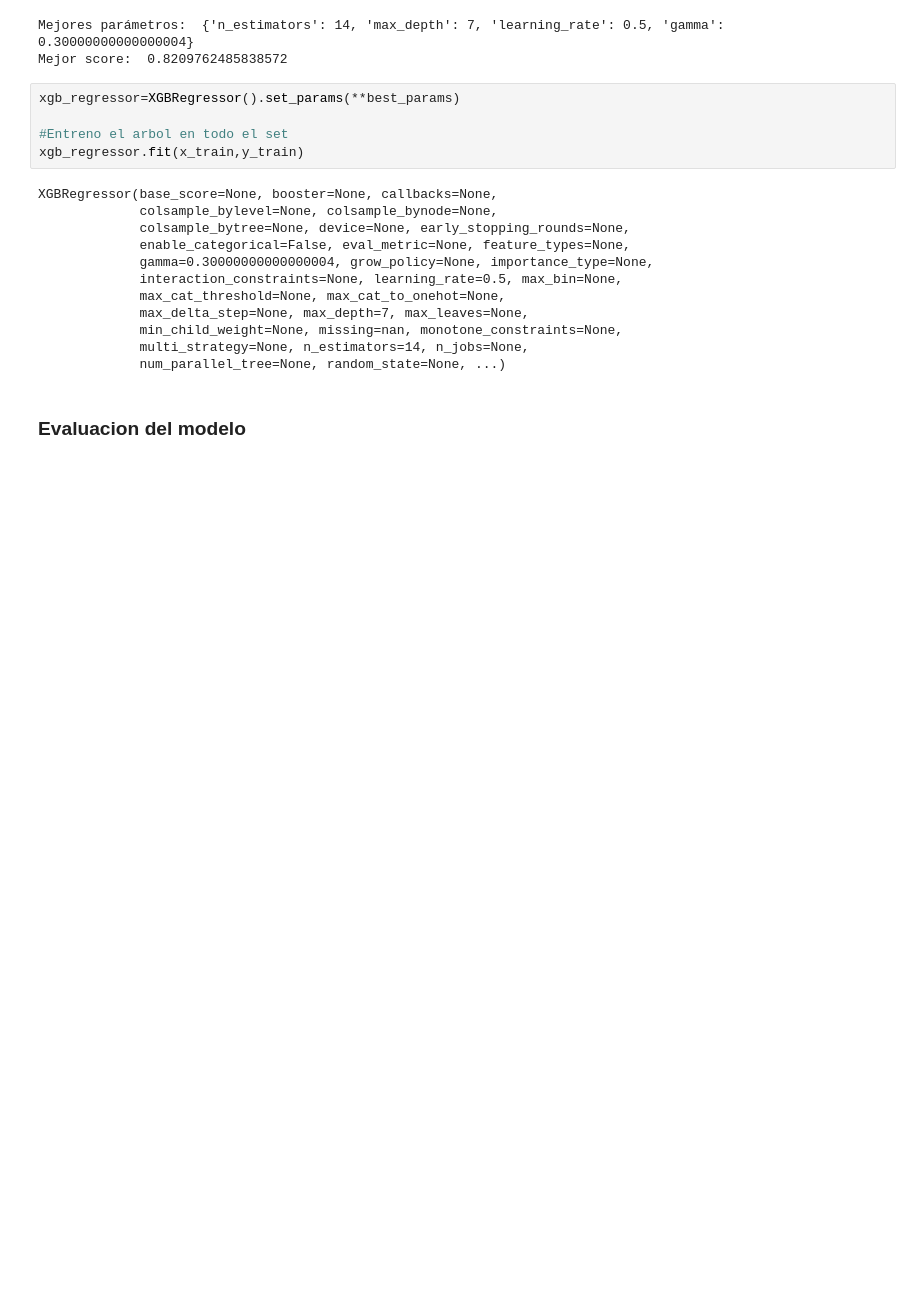
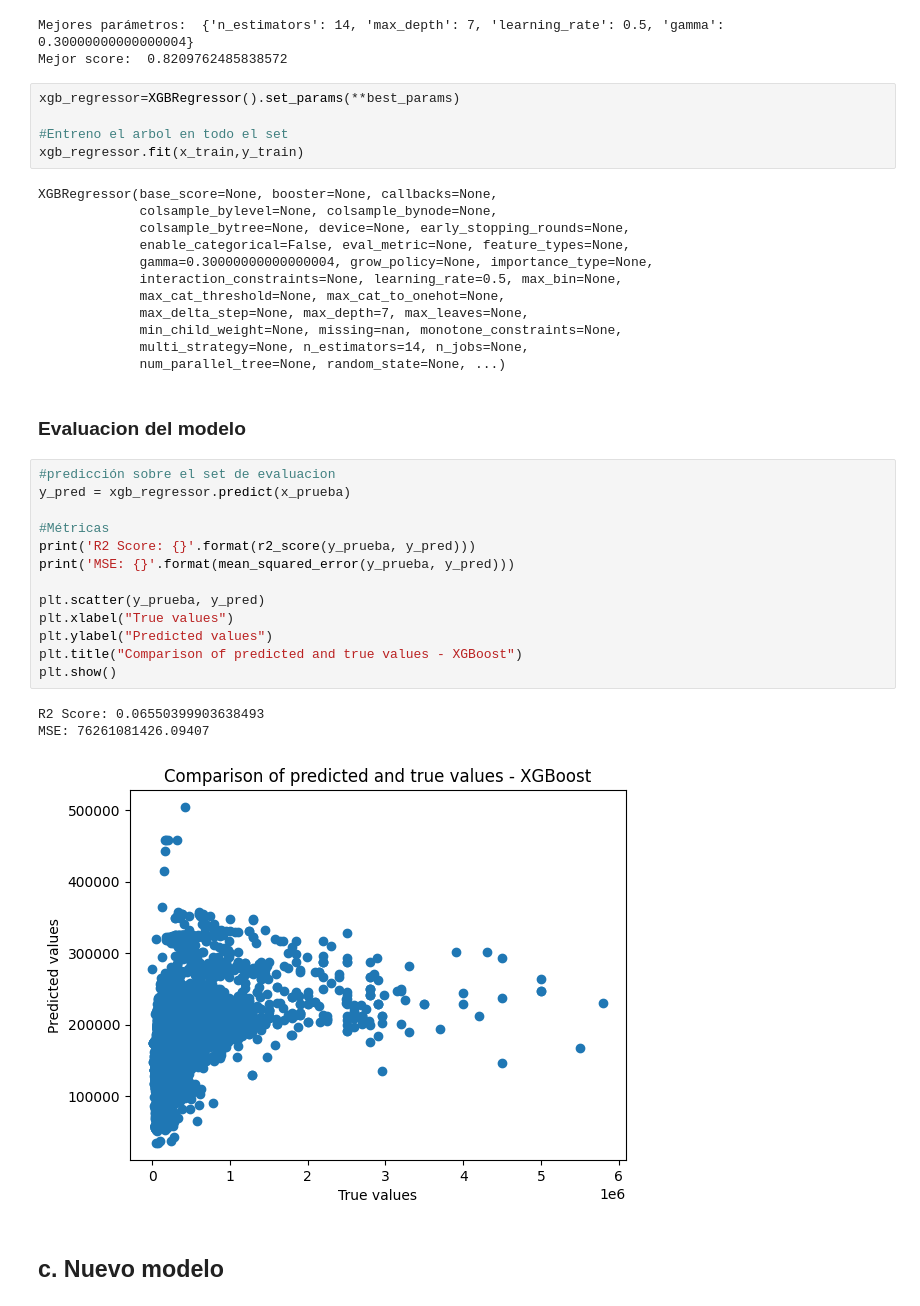
Before and after one commit to AlanRichmond/7506R-1C2024-GRUPO10, a Jupyter notebook: 7506R_TP1_GRUPO10_ENTREGA_N4.ipynb, the cells around one changed output. Cells and saved outputs as stored; diff of their text form; blank space fills up the shorter version.

Commit message:
KNN + XGBoost

```diff
--- a/7506R_TP1_GRUPO10_ENTREGA_N4.ipynb
+++ b/7506R_TP1_GRUPO10_ENTREGA_N4.ipynb
@@ -205,3 +261,22 @@ XGBRegressor(base_score=None, booster=None, callbacks=None,
              num_parallel_tree=None, random_state=None, ...)
 # %% [markdown]
 ### Evaluacion del modelo
+# %%
+#predicción sobre el set de evaluacion
+y_pred = xgb_regressor.predict(x_prueba)
+
+#Métricas
+print('R2 Score: {}'.format(r2_score(y_prueba, y_pred)))
+print('MSE: {}'.format(mean_squared_error(y_prueba, y_pred)))
+
+plt.scatter(y_prueba, y_pred)
+plt.xlabel("True values")
+plt.ylabel("Predicted values")
+plt.title("Comparison of predicted and true values - XGBoost")
+plt.show()
+# %% [output]
+R2 Score: 0.06550399903638493
+MSE: 76261081426.09407
+[figure, added]
+# %% [markdown]
+## c. Nuevo modelo
```
Also changed, not shown: parts of 9 cells of this notebook.
